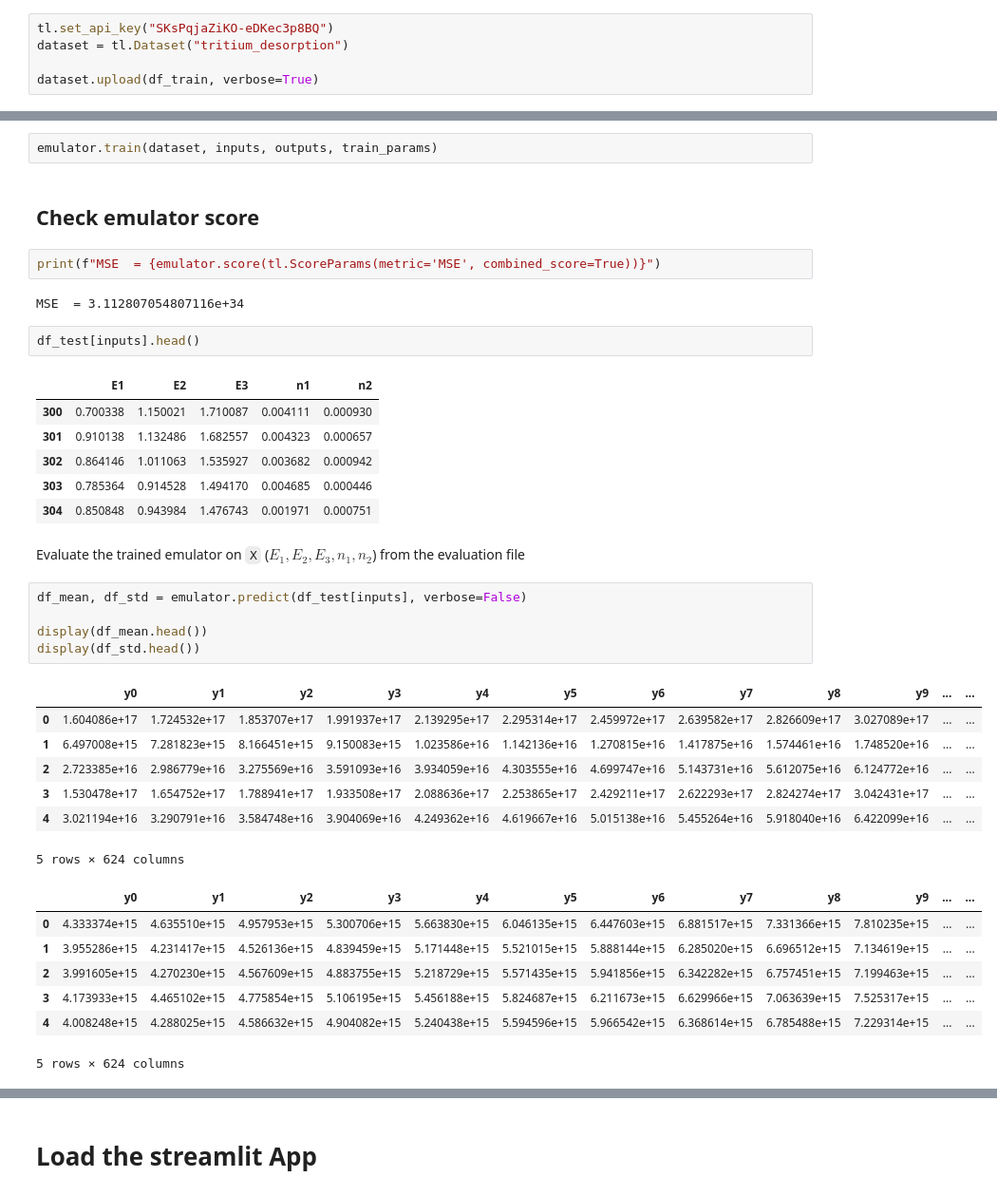
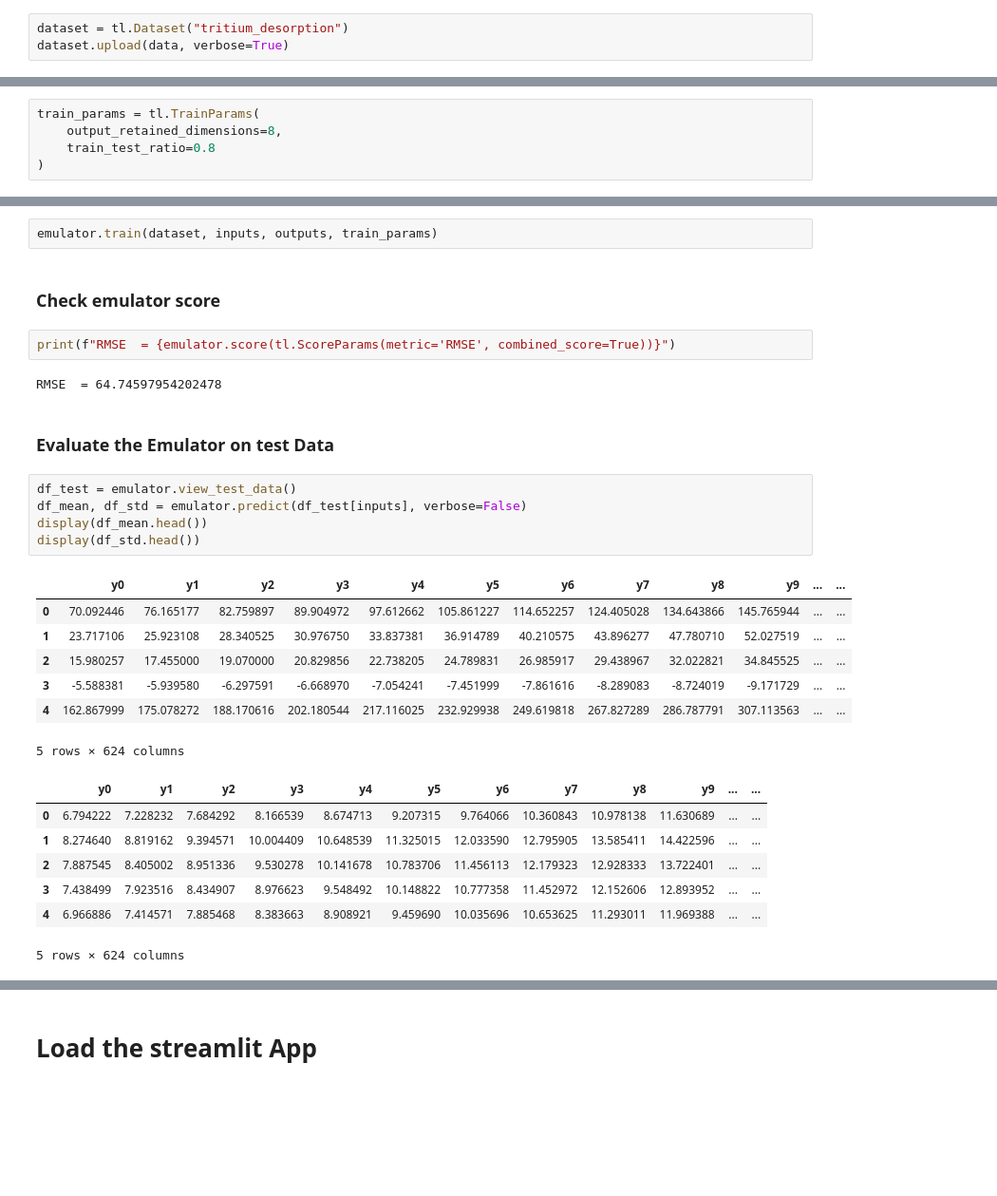
Before and after one commit to digiLab-ai/TritiumDesorption, a Jupyter notebook: demo.ipynb, the cells around one changed output, grey strips where cells are left out. Shown at 95% size. Saved outputs shown, nothing was run; the diff lists cells and outputs as text; blank space fills up the shorter version.

```diff
--- a/demo.ipynb
+++ b/demo.ipynb
@@ -123,9 +111,7 @@ df_test.head()
 ### Uploading data to the `twinLab` cloud
 # %%
-tl.set_api_key("SKsPqjaZiKO-eDKec3p8BQ")
 dataset = tl.Dataset("tritium_desorption")
-
-dataset.upload(df_train, verbose=True)
+dataset.upload(data, verbose=True)
 # %% [output]
 Dataframe is uploading.
 Processing dataset
@@ -197,41 +179,37 @@ train_params = tl.TrainParams(output_retained_dimensions=5,
+# %%
+train_params = tl.TrainParams(
+    output_retained_dimensions=8,
+    train_test_ratio=0.8
+)
 # %% [markdown]
 ### Train the emulator
 # %%
 emulator.train(dataset, inputs, outputs, train_params)
 # %% [markdown]
-## Check emulator score
+### Check emulator score
 # %%
-print(f"MSE  = {emulator.score(tl.ScoreParams(metric='MSE', combined_score=True))}")
+print(f"RMSE  = {emulator.score(tl.ScoreParams(metric='RMSE', combined_score=True))}")
 # %% [output]
-MSE  = 3.112807054807116e+34
+RMSE  = 64.74597954202478
-# %%
-df_test[inputs].head()
-# %% [output]
-|  | E1 | E2 | E3 | n1 | n2 |
-| 300 | 0.700338 | 1.150021 | 1.710087 | 0.004111 | 0.000930 |
-| 301 | 0.910138 | 1.132486 | 1.682557 | 0.004323 | 0.000657 |
-| 302 | 0.864146 | 1.011063 | 1.535927 | 0.003682 | 0.000942 |
-| 303 | 0.785364 | 0.914528 | 1.494170 | 0.004685 | 0.000446 |
-| 304 | 0.850848 | 0.943984 | 1.476743 | 0.001971 | 0.000751 |
-# %% [markdown]
-Evaluate the trained emulator on `X` ($E_1, E_2, E_3, n_1, n_2$) from the evaluation file
+# %% [markdown]
+### Evaluate the Emulator on test Data
 # %%
+df_test = emulator.view_test_data()
 df_mean, df_std = emulator.predict(df_test[inputs], verbose=False)
-
 display(df_mean.head())
 display(df_std.head())
 # %% [output]
 |  | y0 | y1 | y2 | y3 | y4 | y5 | y6 | y7 | y8 | y9 | ... | ... |
-| 0 | 1.604086e+17 | 1.724532e+17 | 1.853707e+17 | 1.991937e+17 | 2.139295e+17 | 2.295314e+17 | 2.459972e+17 | 2.639582e+17 | 2.826609e+17 | 3.027089e+17 | ... | ... |
-| 1 | 6.497008e+15 | 7.281823e+15 | 8.166451e+15 | 9.150083e+15 | 1.023586e+16 | 1.142136e+16 | 1.270815e+16 | 1.417875e+16 | 1.574461e+16 | 1.748520e+16 | ... | ... |
-| 2 | 2.723385e+16 | 2.986779e+16 | 3.275569e+16 | 3.591093e+16 | 3.934059e+16 | 4.303555e+16 | 4.699747e+16 | 5.143731e+16 | 5.612075e+16 | 6.124772e+16 | ... | ... |
-| 3 | 1.530478e+17 | 1.654752e+17 | 1.788941e+17 | 1.933508e+17 | 2.088636e+17 | 2.253865e+17 | 2.429211e+17 | 2.622293e+17 | 2.824274e+17 | 3.042431e+17 | ... | ... |
-| 4 | 3.021194e+16 | 3.290791e+16 | 3.584748e+16 | 3.904069e+16 | 4.249362e+16 | 4.619667e+16 | 5.015138e+16 | 5.455264e+16 | 5.918040e+16 | 6.422099e+16 | ... | ... |
+| 0 | 70.092446 | 76.165177 | 82.759897 | 89.904972 | 97.612662 | 105.861227 | 114.652257 | 124.405028 | 134.643866 | 145.765944 | ... | ... |
+| 1 | 23.717106 | 25.923108 | 28.340525 | 30.976750 | 33.837381 | 36.914789 | 40.210575 | 43.896277 | 47.780710 | 52.027519 | ... | ... |
+| 2 | 15.980257 | 17.455000 | 19.070000 | 20.829856 | 22.738205 | 24.789831 | 26.985917 | 29.438967 | 32.022821 | 34.845525 | ... | ... |
+| 3 | -5.588381 | -5.939580 | -6.297591 | -6.668970 | -7.054241 | -7.451999 | -7.861616 | -8.289083 | -8.724019 | -9.171729 | ... | ... |
+| 4 | 162.867999 | 175.078272 | 188.170616 | 202.180544 | 217.116025 | 232.929938 | 249.619818 | 267.827289 | 286.787791 | 307.113563 | ... | ... |
 5 rows × 624 columns
 |  | y0 | y1 | y2 | y3 | y4 | y5 | y6 | y7 | y8 | y9 | ... | ... |
-| 0 | 4.333374e+15 | 4.635510e+15 | 4.957953e+15 | 5.300706e+15 | 5.663830e+15 | 6.046135e+15 | 6.447603e+15 | 6.881517e+15 | 7.331366e+15 | 7.810235e+15 | ... | ... |
-| 1 | 3.955286e+15 | 4.231417e+15 | 4.526136e+15 | 4.839459e+15 | 5.171448e+15 | 5.521015e+15 | 5.888144e+15 | 6.285020e+15 | 6.696512e+15 | 7.134619e+15 | ... | ... |
-| 2 | 3.991605e+15 | 4.270230e+15 | 4.567609e+15 | 4.883755e+15 | 5.218729e+15 | 5.571435e+15 | 5.941856e+15 | 6.342282e+15 | 6.757451e+15 | 7.199463e+15 | ... | ... |
-| 3 | 4.173933e+15 | 4.465102e+15 | 4.775854e+15 | 5.106195e+15 | 5.456188e+15 | 5.824687e+15 | 6.211673e+15 | 6.629966e+15 | 7.063639e+15 | 7.525317e+15 | ... | ... |
-| 4 | 4.008248e+15 | 4.288025e+15 | 4.586632e+15 | 4.904082e+15 | 5.240438e+15 | 5.594596e+15 | 5.966542e+15 | 6.368614e+15 | 6.785488e+15 | 7.229314e+15 | ... | ... |
+| 0 | 6.794222 | 7.228232 | 7.684292 | 8.166539 | 8.674713 | 9.207315 | 9.764066 | 10.360843 | 10.978138 | 11.630689 | ... | ... |
+| 1 | 8.274640 | 8.819162 | 9.394571 | 10.004409 | 10.648539 | 11.325015 | 12.033590 | 12.795905 | 13.585411 | 14.422596 | ... | ... |
+| 2 | 7.887545 | 8.405002 | 8.951336 | 9.530278 | 10.141678 | 10.783706 | 11.456113 | 12.179323 | 12.928333 | 13.722401 | ... | ... |
+| 3 | 7.438499 | 7.923516 | 8.434907 | 8.976623 | 9.548492 | 10.148822 | 10.777358 | 11.452972 | 12.152606 | 12.893952 | ... | ... |
+| 4 | 6.966886 | 7.414571 | 7.885468 | 8.383663 | 8.908921 | 9.459690 | 10.035696 | 10.653625 | 11.293011 | 11.969388 | ... | ... |
 5 rows × 624 columns
```
Also changed, not shown: parts of 39 cells of this notebook, 1 other file.
